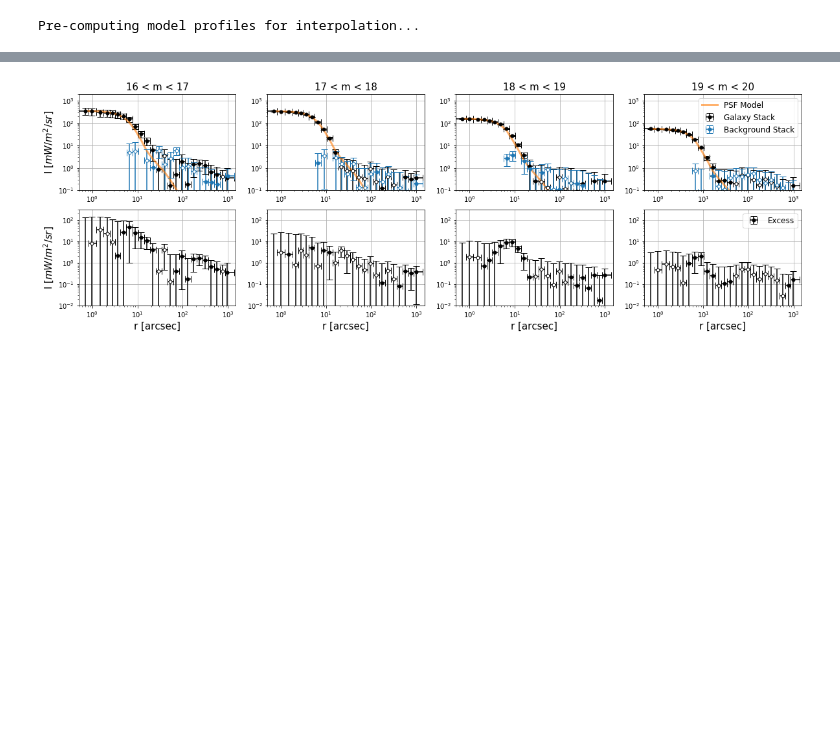
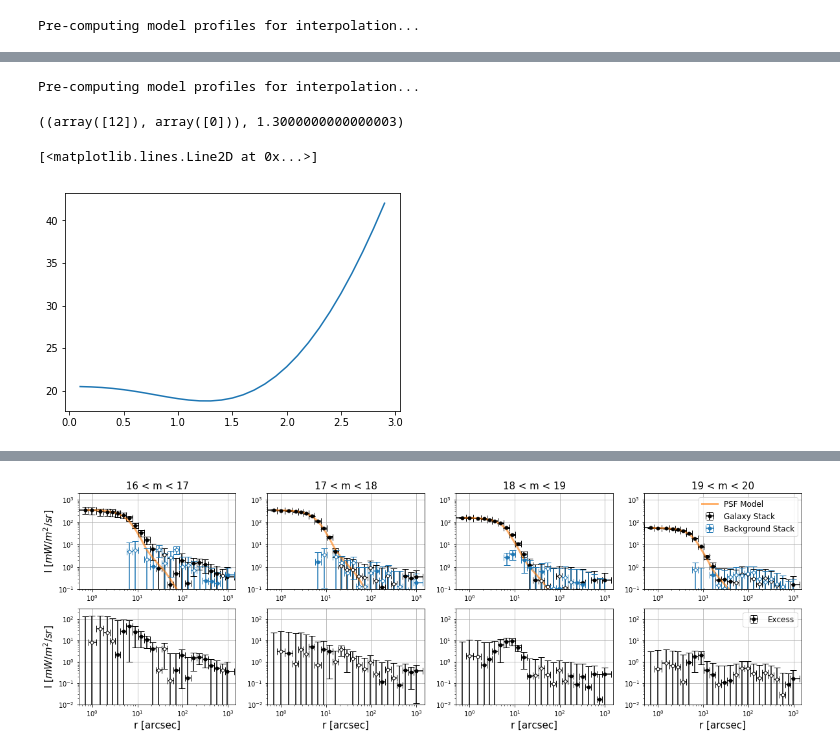
Before and after one commit to yuntingcheng/python_ciber, a Jupyter notebook: stack_modelfit/Untitled.ipynb, the cells around one changed output, grey strips where cells are left out. Drawn from its saved outputs; the diff is of its cells as text; code cells hidden in the pictures; blank space fills up the shorter version.

```diff
--- a/stack_modelfit/Untitled.ipynb
+++ b/stack_modelfit/Untitled.ipynb
@@ -247,0 +272,30 @@ for i in range(profgal_arr.shape[0]):
+# %%
+inst = 1
+ifield = 7
+im = 3
+filt_order = filt_order_dict[inst]
+subsub = False
+
+param_fit = fit_stacking_mcmc(inst, ifield, im, filt_order, subsub=subsub)
+param_fit.get_profgal_model_interp()
+# %% [output]
+Pre-computing model profiles for interpolation...
+# %%
+R200 = gal_profile_model().Wang19_profile(0,im)['params']['R200']
+Re2_arr = np.arange(0.1,3,0.1)
+A2h_arr = np.arange(0,0.5,0.05)
+chi2_arr = np.zeros([len(Re2_arr),len(A2h_arr)])
+for i,Re2 in enumerate(Re2_arr):
+    xe2 = Re2 / R200
+    for j,A2h in enumerate(A2h_arr):
+        chi2 = param_fit.get_chi2(xe2=xe2, A2h=A2h)
+        chi2_arr[i,j] = chi2
+# %%
+np.where(chi2_arr==np.min(chi2_arr)), Re2_arr[12]
+# %% [output]
+((array([12]), array([0])), 1.3000000000000003)
+# %%
+plt.plot(Re2_arr,chi2_arr[:,0])
+# %% [output]
+[<matplotlib.lines.Line2D at 0x...>]
+[figure, added]
```
Also changed, not shown: parts of 9 cells of this notebook, 2 other files.
